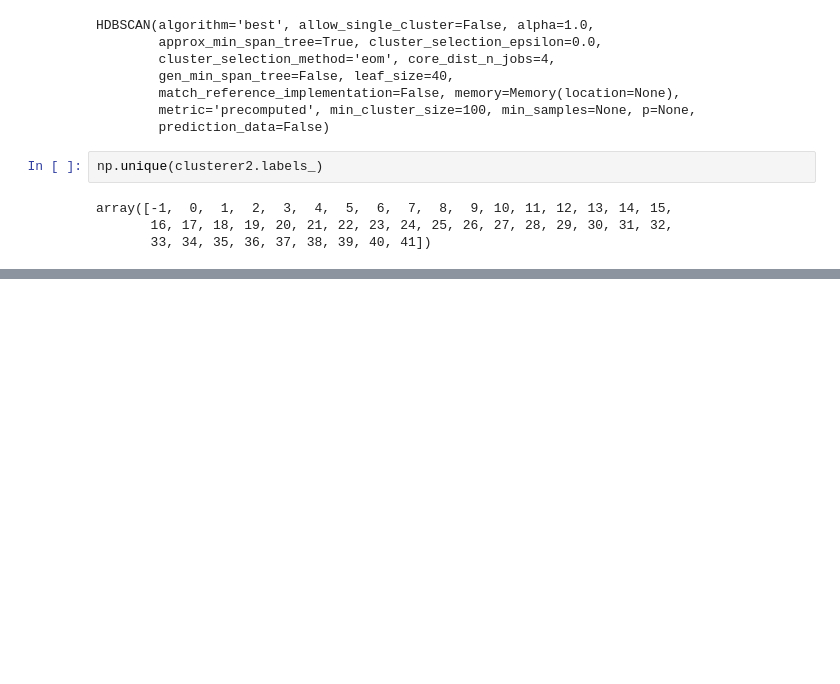
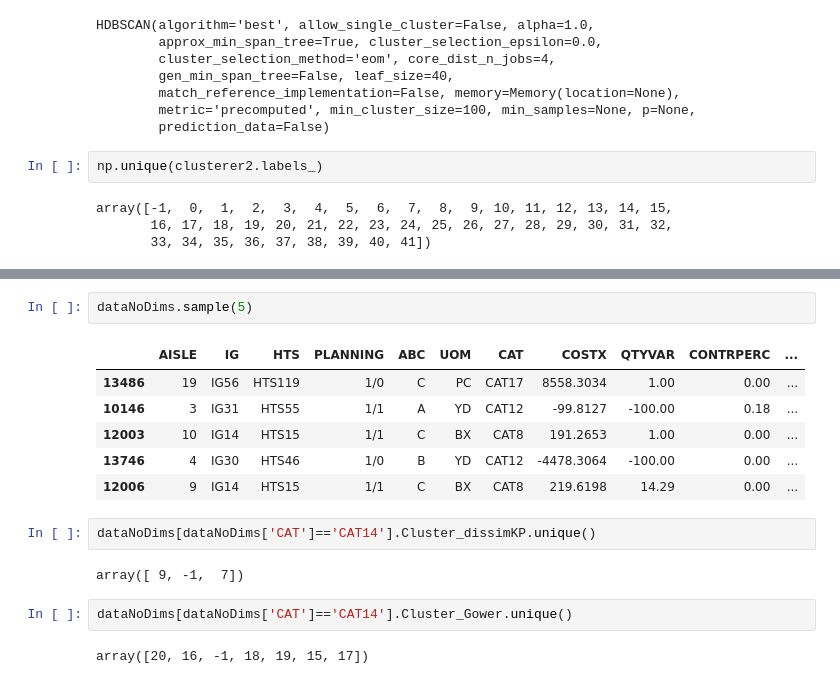
Before and after one commit to rjnakano/manejo-inventarios-pdg, a Jupyter notebook: Notebooks/TDGClusteringJerarquicoV1.ipynb, the cells around one changed output, grey strips where cells are left out. Cells and saved outputs as stored; diff of their text form; blank space fills up the shorter version.

```diff
--- a/Notebooks/TDGClusteringJerarquicoV1.ipynb
+++ b/Notebooks/TDGClusteringJerarquicoV1.ipynb
@@ -191,0 +285,17 @@ array([-1,  0,  1,  2,  3,  4,  5,  6,  7,  8,  9, 10, 11, 12, 13, 14, 15,
+# %%
+dataNoDims.sample(5)
+# %% [output]
+|  | AISLE | IG | HTS | PLANNING | ABC | UOM | CAT | COSTX | QTYVAR | CONTRPERC | ... |
+| 13486 | 19 | IG56 | HTS119 | 1/0 | C | PC | CAT17 | 8558.3034 | 1.00 | 0.00 | ... |
+| 10146 | 3 | IG31 | HTS55 | 1/1 | A | YD | CAT12 | -99.8127 | -100.00 | 0.18 | ... |
+| 12003 | 10 | IG14 | HTS15 | 1/1 | C | BX | CAT8 | 191.2653 | 1.00 | 0.00 | ... |
+| 13746 | 4 | IG30 | HTS46 | 1/0 | B | YD | CAT12 | -4478.3064 | -100.00 | 0.00 | ... |
+| 12006 | 9 | IG14 | HTS15 | 1/1 | C | BX | CAT8 | 219.6198 | 14.29 | 0.00 | ... |
+# %%
+dataNoDims[dataNoDims['CAT']=='CAT14'].Cluster_dissimKP.unique()
+# %% [output]
+array([ 9, -1,  7])
+# %%
+dataNoDims[dataNoDims['CAT']=='CAT14'].Cluster_Gower.unique()
+# %% [output]
+array([20, 16, -1, 18, 19, 15, 17])
```
Also changed, not shown: parts of 14 cells of this notebook.
